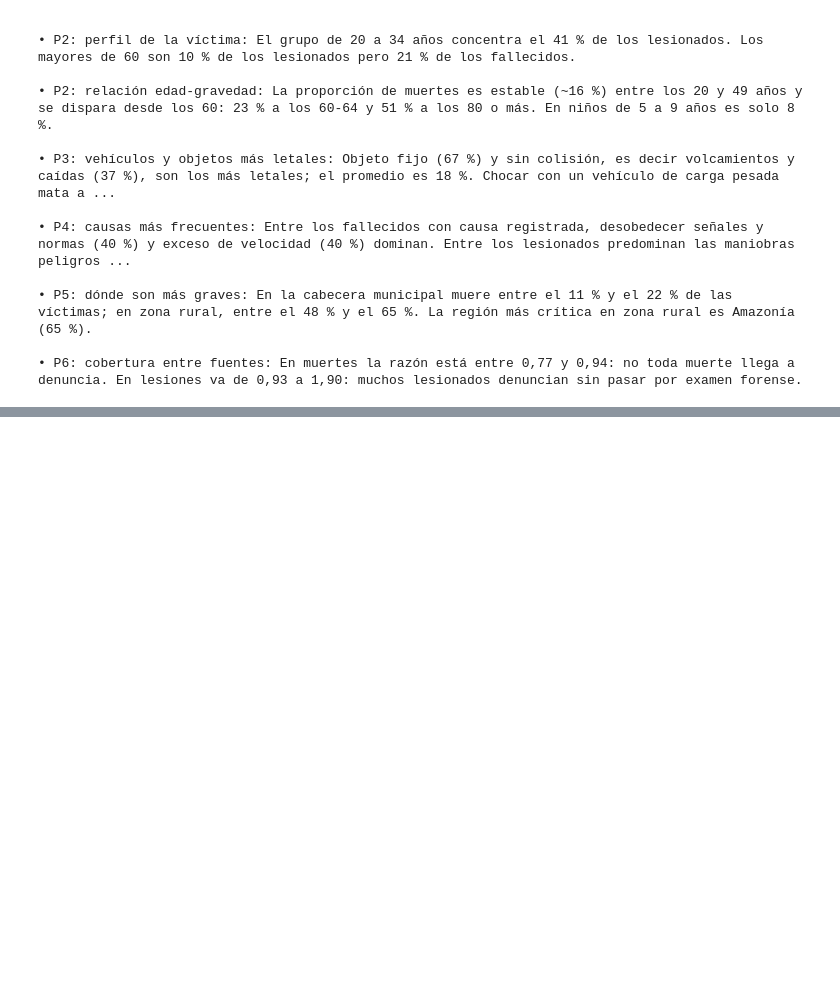
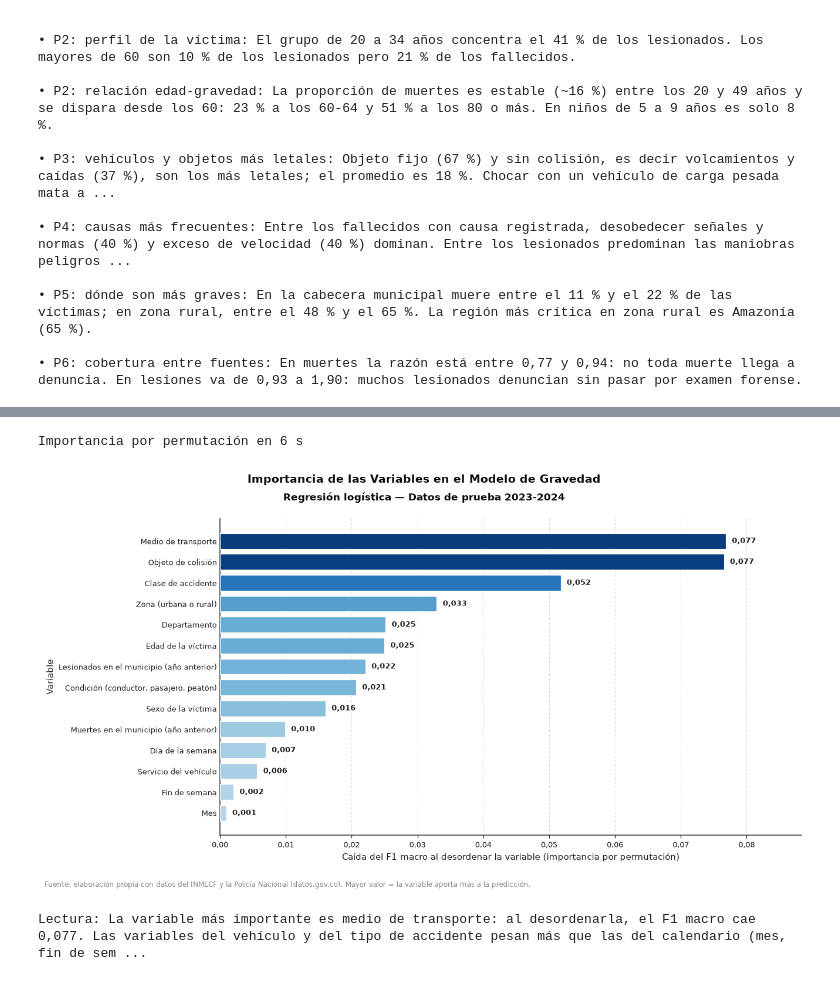
Before and after one commit to ingjuancrojasl-crypto/Rojas_Juan_BigData_ProyectoFinal, a Jupyter notebook: notebooks/Rojas_Juan_BigData_ProyectoFinal.ipynb, the cells around one changed output, grey strips where cells are left out. Drawn from its saved outputs; the diff is of its cells as text; code cells hidden in the pictures; blank space fills up the shorter version.

```diff
--- a/notebooks/Rojas_Juan_BigData_ProyectoFinal.ipynb
+++ b/notebooks/Rojas_Juan_BigData_ProyectoFinal.ipynb
@@ -1021,0 +1235,12 @@ for ficha in fichas_visualizaciones:
+# %%
+inicio = time.perf_counter()
+importancia = modelo.importancia_variables(modelos_ajustados[mejor], datos)
+print(f"Importancia por permutación en {time.perf_counter() - inicio:.0f} s")
+fig, ficha = viz.importancia_modelo(importancia, mejor)
+plt.show()
+fichas_visualizaciones.append(ficha)
+print("Lectura:", ficha["hallazgo"])
+# %% [output]
+Importancia por permutación en 6 s
+[figure, added]
+Lectura: La variable más importante es medio de transporte: al desordenarla, el F1 macro cae 0,077. Las variables del vehículo y del tipo de accidente pesan más que las del calendario (mes, fin de sem ...
```
Also changed, not shown: parts of 69 cells of this notebook.
